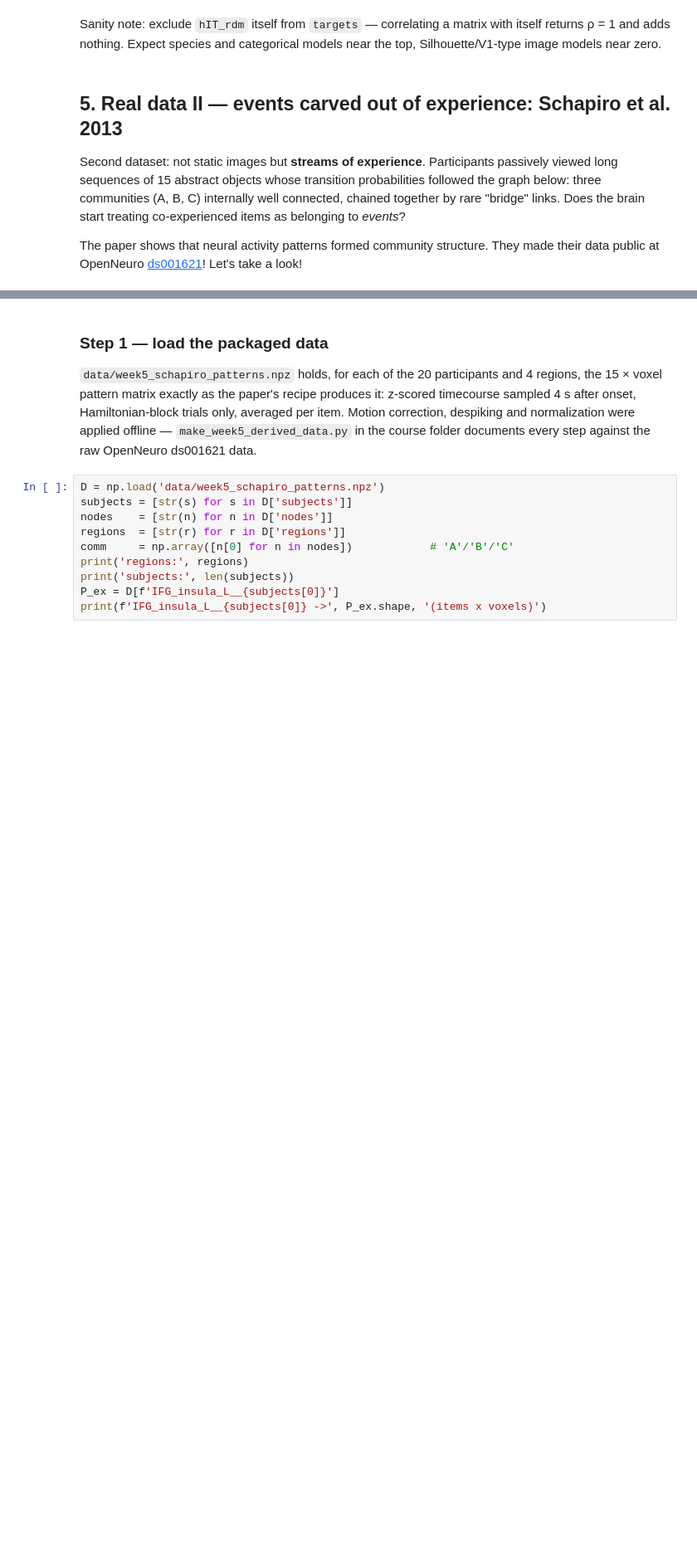
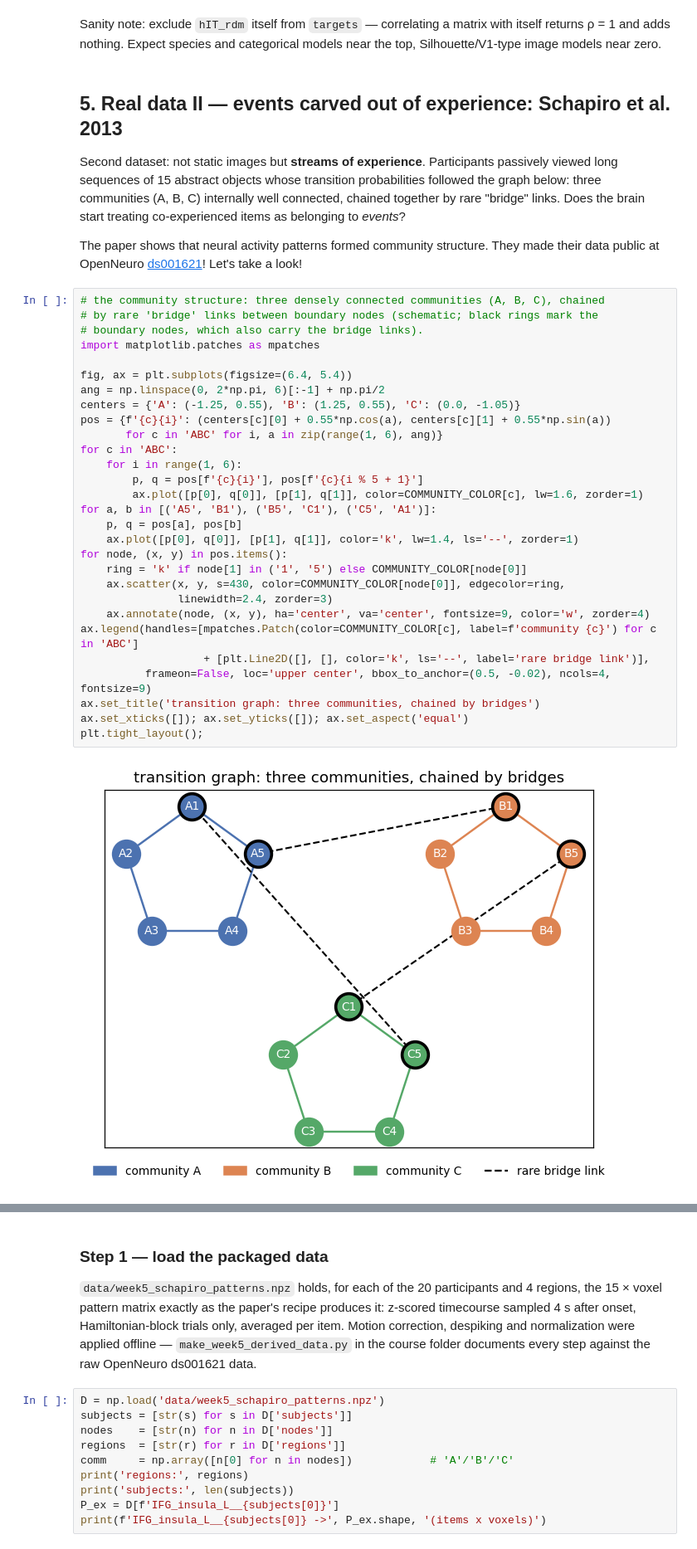
Before and after one commit to qihongl/NS5007-week5, a Jupyter notebook: pca_mds.ipynb, the cells around one changed output, grey strips where cells are left out. Shown at 83% size. Drawn from its saved outputs; the diff is of its cells as text; blank space fills up the shorter version.

```diff
--- a/pca_mds.ipynb
+++ b/pca_mds.ipynb
@@ -476,6 +459,37 @@ Sanity note: exclude `hIT_rdm` itself from `targets` — correlating a matrix wi
 Second dataset: not static images but **streams of experience**. Participants passively viewed long sequences of 15 abstract objects whose transition probabilities followed the graph below: three communities (A, B, C) internally well connected, chained together by rare "bridge" links. Does the brain start treating co-experienced items as belonging to *events*?
 
 The paper shows that neural activity patterns formed community structure. They made their data public at OpenNeuro [ds001621](https://openneuro.org/datasets/ds001621)! Let's take a look!
+# %%
+# the community structure: three densely connected communities (A, B, C), chained
+# by rare 'bridge' links between boundary nodes (schematic; black rings mark the
+# boundary nodes, which also carry the bridge links).
+import matplotlib.patches as mpatches
+
+fig, ax = plt.subplots(figsize=(6.4, 5.4))
+ang = np.linspace(0, 2*np.pi, 6)[:-1] + np.pi/2
+centers = {'A': (-1.25, 0.55), 'B': (1.25, 0.55), 'C': (0.0, -1.05)}
+pos = {f'{c}{i}': (centers[c][0] + 0.55*np.cos(a), centers[c][1] + 0.55*np.sin(a))
+       for c in 'ABC' for i, a in zip(range(1, 6), ang)}
+for c in 'ABC':
+    for i in range(1, 6):
+        p, q = pos[f'{c}{i}'], pos[f'{c}{i % 5 + 1}']
+        ax.plot([p[0], q[0]], [p[1], q[1]], color=COMMUNITY_COLOR[c], lw=1.6, zorder=1)
+for a, b in [('A5', 'B1'), ('B5', 'C1'), ('C5', 'A1')]:
+    p, q = pos[a], pos[b]
+    ax.plot([p[0], q[0]], [p[1], q[1]], color='k', lw=1.4, ls='--', zorder=1)
+for node, (x, y) in pos.items():
+    ring = 'k' if node[1] in ('1', '5') else COMMUNITY_COLOR[node[0]]
+    ax.scatter(x, y, s=430, color=COMMUNITY_COLOR[node[0]], edgecolor=ring,
+               linewidth=2.4, zorder=3)
+    ax.annotate(node, (x, y), ha='center', va='center', fontsize=9, color='w', zorder=4)
+ax.legend(handles=[mpatches.Patch(color=COMMUNITY_COLOR[c], label=f'community {c}') for c in 'ABC']
+                   + [plt.Line2D([], [], color='k', ls='--', label='rare bridge link')],
+          frameon=False, loc='upper center', bbox_to_anchor=(0.5, -0.02), ncols=4, fontsize=9)
+ax.set_title('transition graph: three communities, chained by bridges')
+ax.set_xticks([]); ax.set_yticks([]); ax.set_aspect('equal')
+plt.tight_layout();
+# %% [output]
+[figure, added]
 # %%
 # The packaged fMRI patterns (~15 MB) live in the course GitHub repo.
 # This cell fetches whatever is missing and caches it next to the notebook
```
Also changed, not shown: parts of 33 cells of this notebook, 8 other files.
